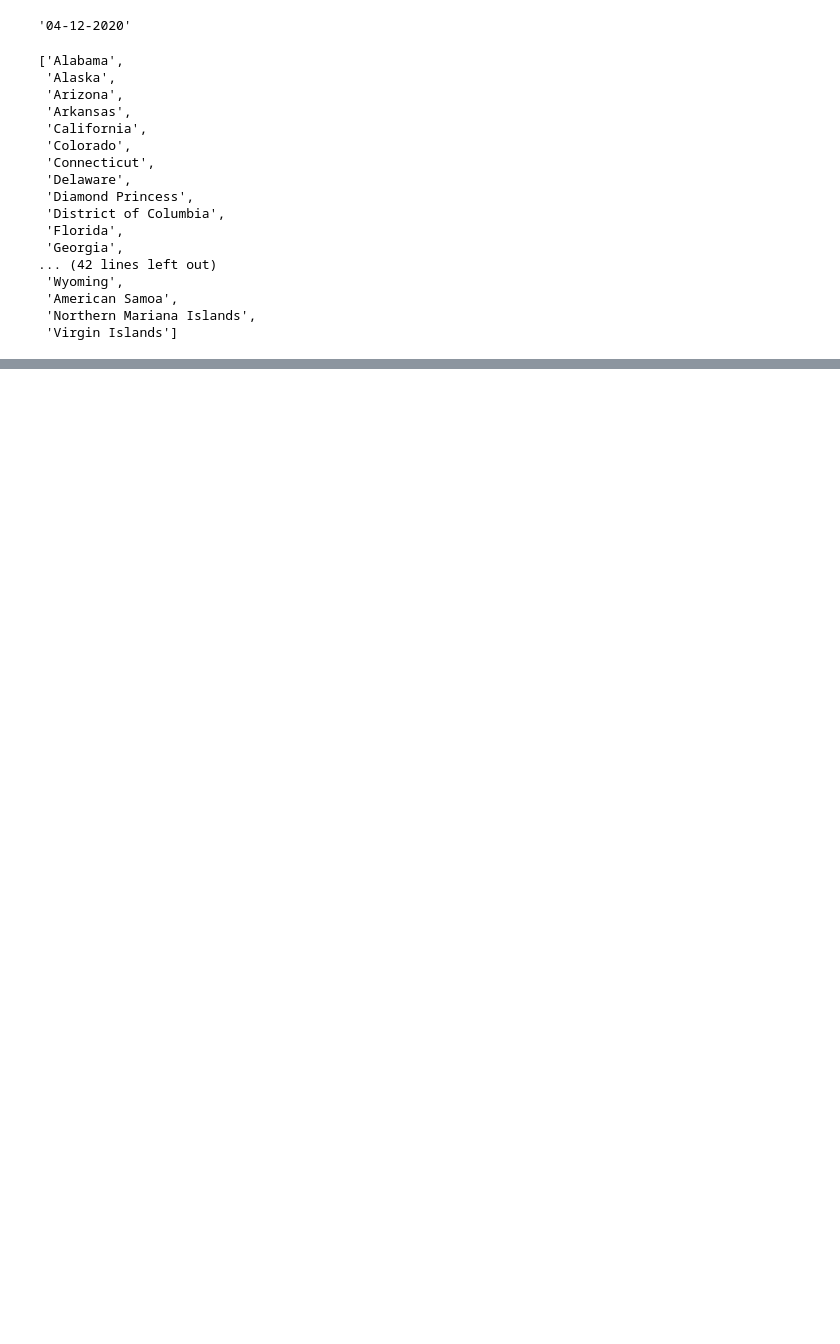
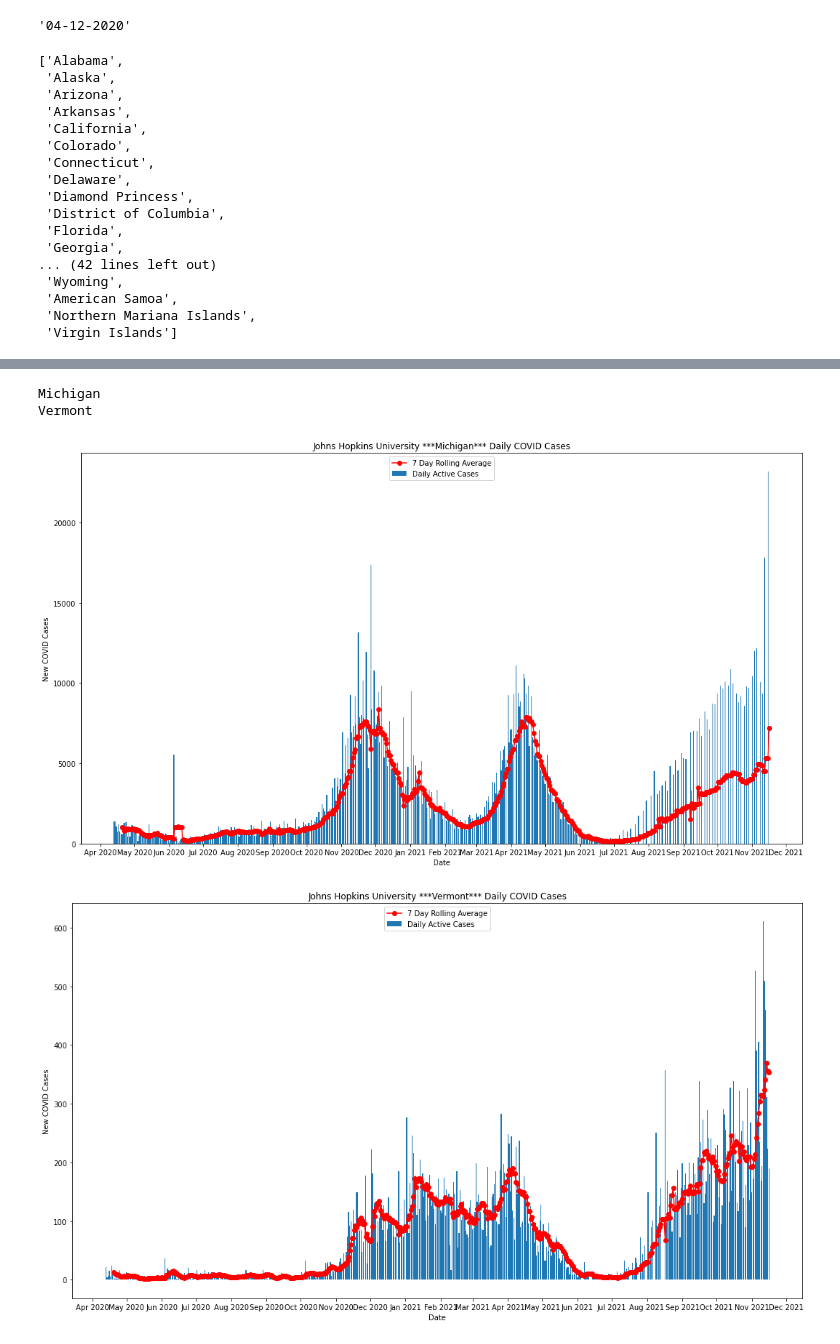
Before and after one commit to ldhagen/JHU_Covid_Notebooks, a Jupyter notebook: JHU_Each_State_New_Cases.ipynb, the cells around one changed output, grey strips where cells are left out. Saved outputs shown, nothing was run; the diff lists cells and outputs as text; code cells hidden in the pictures; blank space fills up the shorter version.

```diff
--- a/JHU_Each_State_New_Cases.ipynb
+++ b/JHU_Each_State_New_Cases.ipynb
@@ -137 +137,11 @@ Virgin Islands
 ... (48 outputs left out)
+# %%
+focus_list = ['Michigan', 'Vermont']
+for x in focus_list:
+    return_confirmed = process_state_confirmed(x)
+    chart_daily_confirmed(return_confirmed[0],return_confirmed[1],return_confirmed[2])
+# %% [output]
+Michigan
+Vermont
+[figure, added]
+[figure, added]
```
Also changed, not shown: parts of 2 cells of this notebook, 3 other files.
